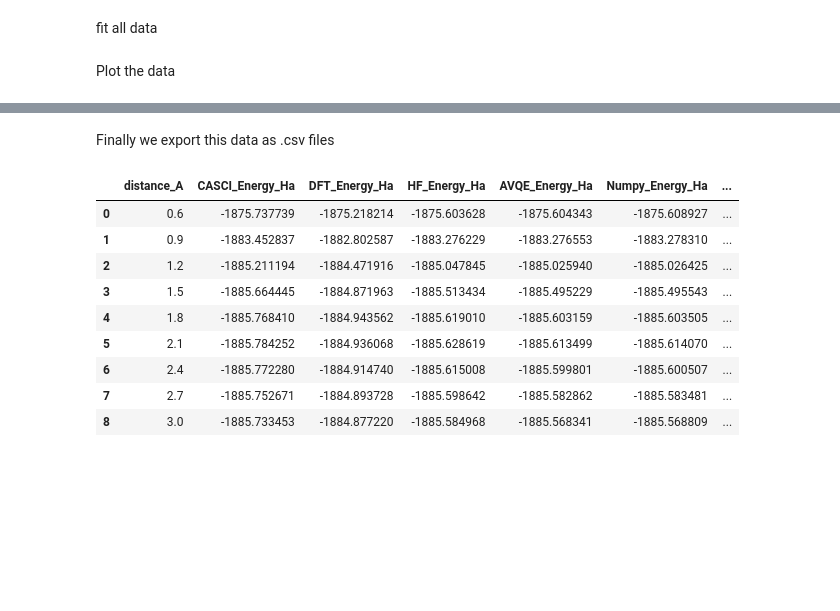
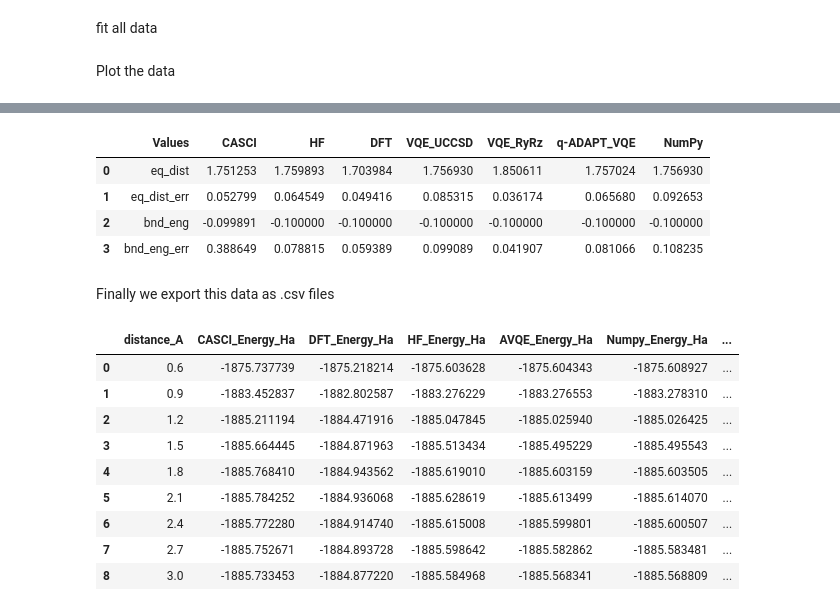
Before and after one commit to MarcoBarroca/q4c-team, a Jupyter notebook: Plots.ipynb, the cells around one changed output, grey strips where cells are left out. Saved outputs shown, nothing was run; the diff lists cells and outputs as text; code cells hidden in the pictures; blank space fills up the shorter version.

```diff
--- a/Plots.ipynb
+++ b/Plots.ipynb
@@ -2324,3 +2365,11 @@ Binding Energy from PySCF DFT simulation: -0.10+/-0.06 Ha
+# %%
+df
+# %% [output]
+|  | Values | CASCI | HF | DFT | VQE_UCCSD | VQE_RyRz | q-ADAPT_VQE | NumPy |
+| 0 | eq_dist | 1.751253 | 1.759893 | 1.703984 | 1.756930 | 1.850611 | 1.757024 | 1.756930 |
+| 1 | eq_dist_err | 0.052799 | 0.064549 | 0.049416 | 0.085315 | 0.036174 | 0.065680 | 0.092653 |
+| 2 | bnd_eng | -0.099891 | -0.100000 | -0.100000 | -0.100000 | -0.100000 | -0.100000 | -0.100000 |
+| 3 | bnd_eng_err | 0.388649 | 0.078815 | 0.059389 | 0.099089 | 0.041907 | 0.081066 | 0.108235 |
 # %% [markdown]
 Finally we export this data as .csv files
 # %%
```
Also changed, not shown: parts of 5 cells of this notebook.
